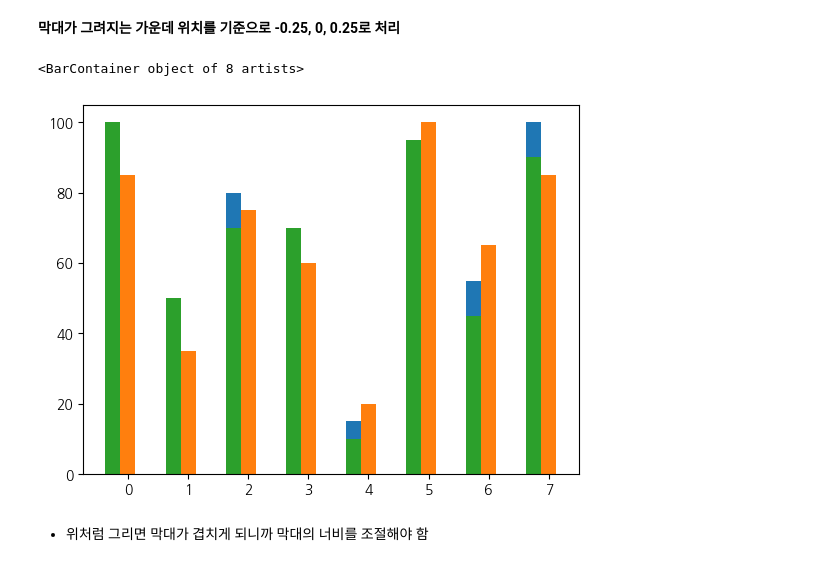
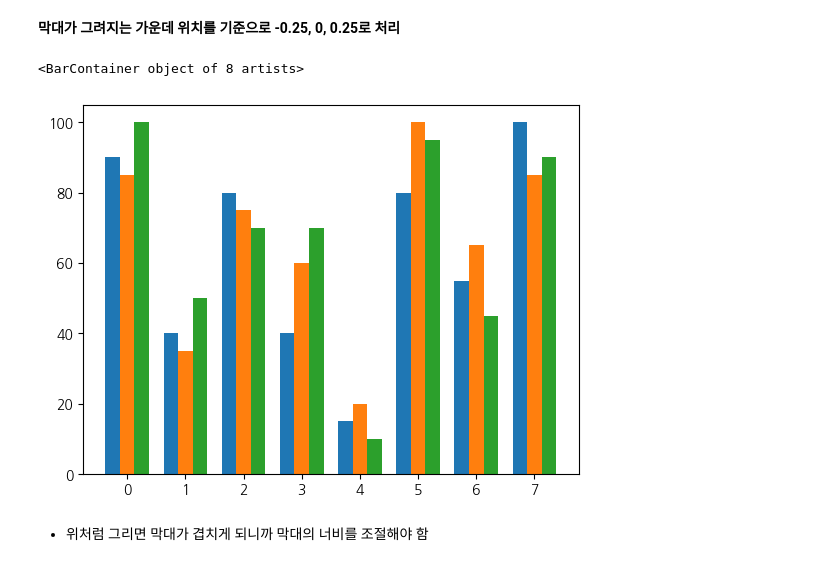
Before and after one commit to dydwoj/pythonsource, a Jupyter notebook: matplotlib/10. 다중 막대 그래프.ipynb, the cells around one changed output. Drawn from its saved outputs; the diff is of its cells as text; code cells hidden in the pictures.

```diff
--- a/matplotlib/10. 다중 막대 그래프.ipynb
+++ b/matplotlib/10. 다중 막대 그래프.ipynb
@@ -33,11 +33,11 @@ array([0, 1, 2, 3, 4, 5, 6, 7])
 # %%
 w = 0.25
 
 plt.bar(index - w, df['국어'], width=w)
 plt.bar(index, df['영어'], width=w)
-plt.bar(index - w, df['수학'], width=w)
+plt.bar(index + w, df['수학'], width=w)
 # %% [output]
 <BarContainer object of 8 artists>
-[figure, old version]
+[figure, new version]
 # %% [markdown]
 - 위처럼 그리면 막대가 겹치게 되니까 막대의 너비를 조절해야 함
```
Also changed, not shown: parts of 3 cells of this notebook, 9 other files.
